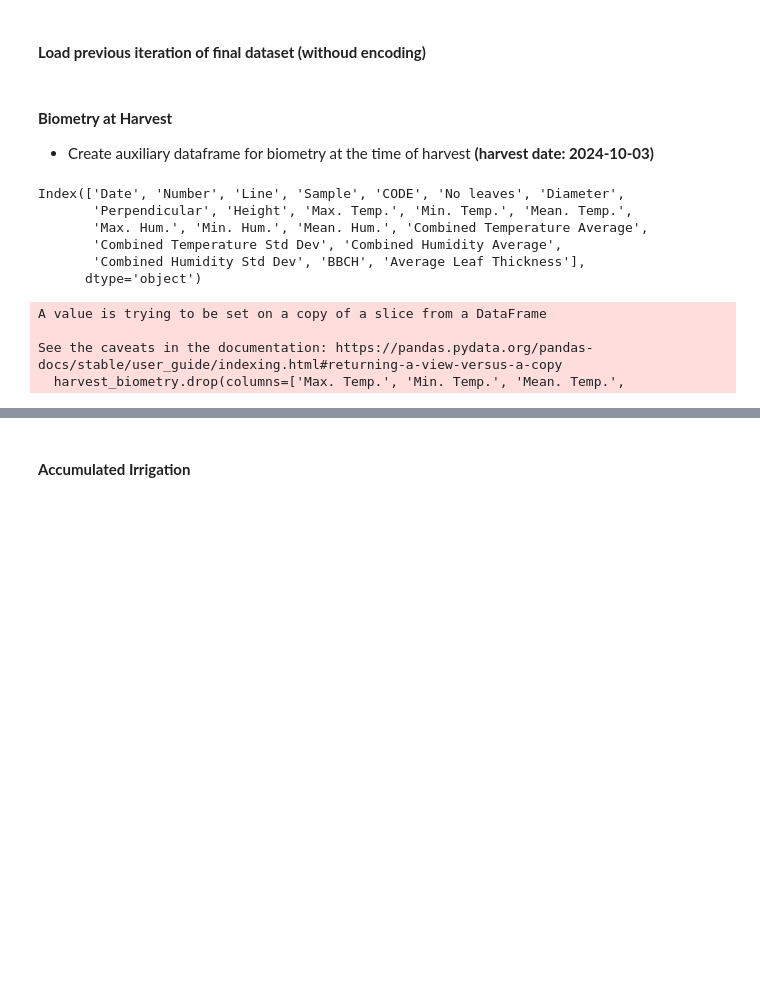
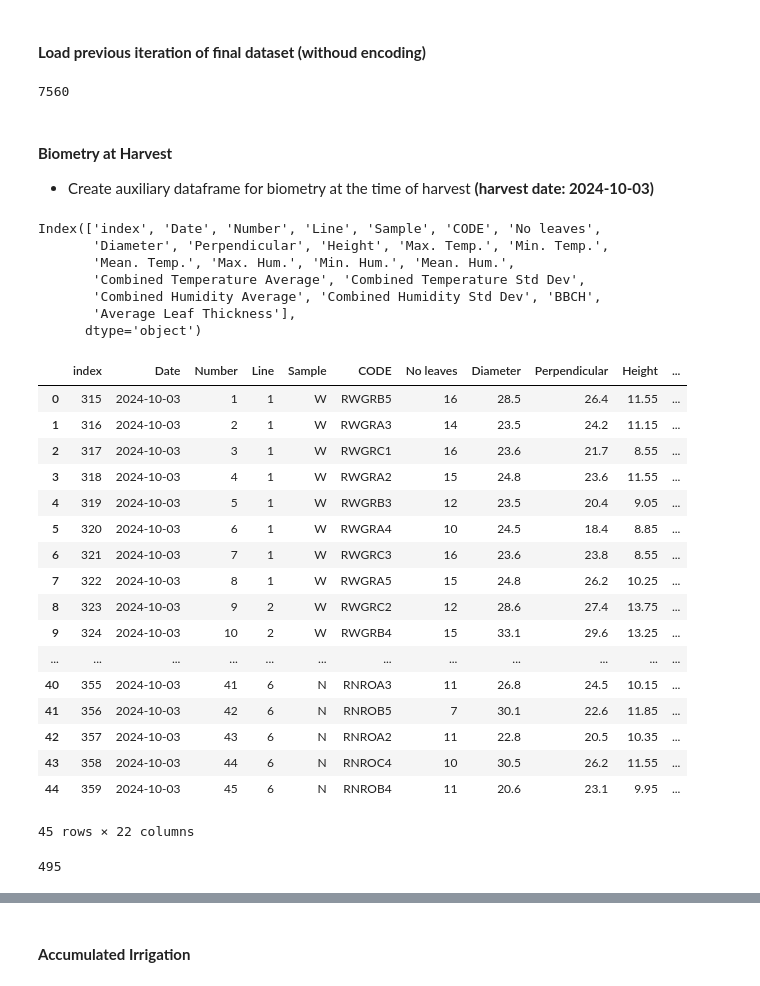
Before and after one commit to rodribro/TimeSeries, a Jupyter notebook: notebooks/dataset_creation/02_dataset.ipynb, the cells around one changed output, grey strips where cells are left out. Drawn from its saved outputs; the diff is of its cells as text; code cells hidden in the pictures; blank space fills up the shorter version.

```diff
--- a/notebooks/dataset_creation/02_dataset.ipynb
+++ b/notebooks/dataset_creation/02_dataset.ipynb
@@ -50,29 +50,54 @@ import numpy as np
 biometry = pd.read_csv("../../data/final_biometric_data.csv")
 # %%
 biometry.rename(columns={"Unnamed: 0":"Date"}, inplace=True)
+# %%
+biometry.size
+# %% [output]
+7560
 # %% [markdown]
 #### <b> Biometry at Harvest </b>
 
 * Create auxiliary dataframe for biometry at the time of harvest <b> (harvest date: 2024-10-03) </b>
 # %%
-harvest_biometry = biometry.loc[biometry["Date"] == "2024-10-03"]
+harvest_biometry = pd.DataFrame(biometry.loc[biometry["Date"] == "2024-10-03"]).reset_index()
 # %%
 harvest_biometry.columns
 # %% [output]
-Index(['Date', 'Number', 'Line', 'Sample', 'CODE', 'No leaves', 'Diameter',
-       'Perpendicular', 'Height', 'Max. Temp.', 'Min. Temp.', 'Mean. Temp.',
-       'Max. Hum.', 'Min. Hum.', 'Mean. Hum.', 'Combined Temperature Average',
-       'Combined Temperature Std Dev', 'Combined Humidity Average',
-       'Combined Humidity Std Dev', 'BBCH', 'Average Leaf Thickness'],
+Index(['index', 'Date', 'Number', 'Line', 'Sample', 'CODE', 'No leaves',
+       'Diameter', 'Perpendicular', 'Height', 'Max. Temp.', 'Min. Temp.',
+       'Mean. Temp.', 'Max. Hum.', 'Min. Hum.', 'Mean. Hum.',
+       'Combined Temperature Average', 'Combined Temperature Std Dev',
+       'Combined Humidity Average', 'Combined Humidity Std Dev', 'BBCH',
+       'Average Leaf Thickness'],
       dtype='object')
+# %%
+harvest_biometry
+# %% [output]
+|  | index | Date | Number | Line | Sample | CODE | No leaves | Diameter | Perpendicular | Height | ... |
+| 0 | 315 | 2024-10-03 | 1 | 1 | W | RWGRB5 | 16 | 28.5 | 26.4 | 11.55 | ... |
+| 1 | 316 | 2024-10-03 | 2 | 1 | W | RWGRA3 | 14 | 23.5 | 24.2 | 11.15 | ... |
+| 2 | 317 | 2024-10-03 | 3 | 1 | W | RWGRC1 | 16 | 23.6 | 21.7 | 8.55 | ... |
+| 3 | 318 | 2024-10-03 | 4 | 1 | W | RWGRA2 | 15 | 24.8 | 23.6 | 11.55 | ... |
+| 4 | 319 | 2024-10-03 | 5 | 1 | W | RWGRB3 | 12 | 23.5 | 20.4 | 9.05 | ... |
+| 5 | 320 | 2024-10-03 | 6 | 1 | W | RWGRA4 | 10 | 24.5 | 18.4 | 8.85 | ... |
+| 6 | 321 | 2024-10-03 | 7 | 1 | W | RWGRC3 | 16 | 23.6 | 23.8 | 8.55 | ... |
+| 7 | 322 | 2024-10-03 | 8 | 1 | W | RWGRA5 | 15 | 24.8 | 26.2 | 10.25 | ... |
+| 8 | 323 | 2024-10-03 | 9 | 2 | W | RWGRC2 | 12 | 28.6 | 27.4 | 13.75 | ... |
+| 9 | 324 | 2024-10-03 | 10 | 2 | W | RWGRB4 | 15 | 33.1 | 29.6 | 13.25 | ... |
+| ... | ... | ... | ... | ... | ... | ... | ... | ... | ... | ... | ... |
+| 40 | 355 | 2024-10-03 | 41 | 6 | N | RNROA3 | 11 | 26.8 | 24.5 | 10.15 | ... |
+| 41 | 356 | 2024-10-03 | 42 | 6 | N | RNROB5 | 7 | 30.1 | 22.6 | 11.85 | ... |
+| 42 | 357 | 2024-10-03 | 43 | 6 | N | RNROA2 | 11 | 22.8 | 20.5 | 10.35 | ... |
+| 43 | 358 | 2024-10-03 | 44 | 6 | N | RNROC4 | 10 | 30.5 | 26.2 | 11.55 | ... |
+| 44 | 359 | 2024-10-03 | 45 | 6 | N | RNROB4 | 11 | 20.6 | 23.1 | 9.95 | ... |
+45 rows × 22 columns
 # %%
 # Remove unnecessary columns
-harvest_biometry.drop(columns=['Max. Temp.', 'Min. Temp.', 'Mean. Temp.',
+harvest_biometry.drop(columns=['index','Max. Temp.', 'Min. Temp.', 'Mean. Temp.',
        'Max. Hum.', 'Min. Hum.', 'Mean. Hum.', 'Combined Temperature Average',
        'Combined Temperature Std Dev', 'Combined Humidity Average',
        'Combined Humidity Std Dev',], inplace=True)
-# %% [output]
-A value is trying to be set on a copy of a slice from a DataFrame
-
-See the caveats in the documentation: https://pandas.pydata.org/pandas-docs/stable/user_guide/indexing.html#returning-a-view-versus-a-copy
-  harvest_biometry.drop(columns=['Max. Temp.', 'Min. Temp.', 'Mean. Temp.',
+# %%
+harvest_biometry.size
+# %% [output]
+495
```
Also changed, not shown: parts of 53 cells of this notebook.
